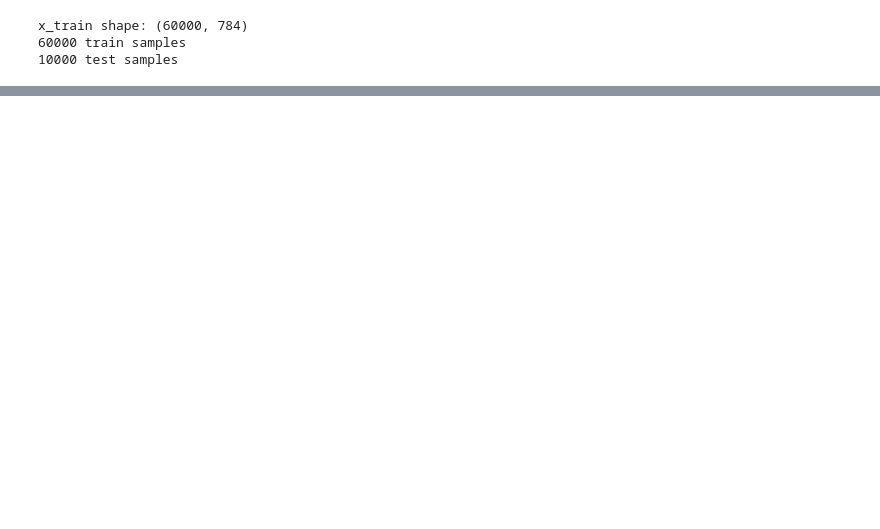
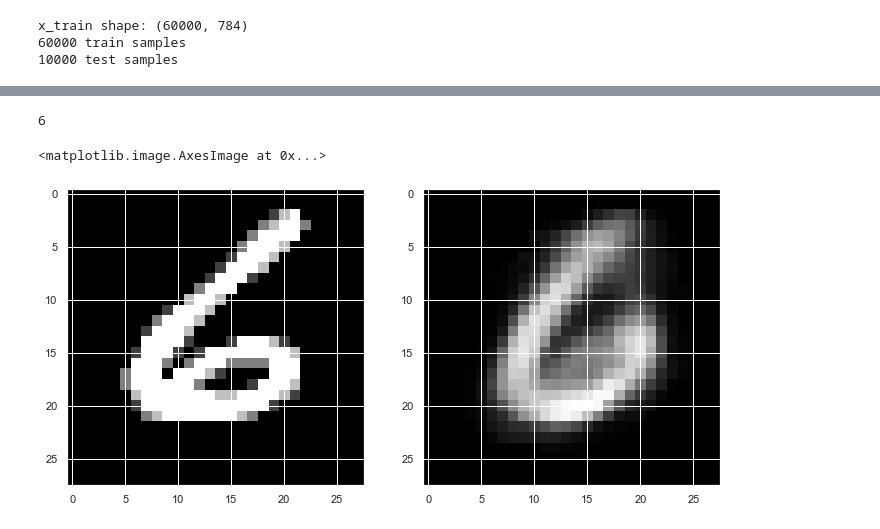
Before and after one commit to AStoeffelbauer/PyTorchTraining, a Jupyter notebook: Autoencoder.ipynb, the cells around one changed output, grey strips where cells are left out. Cells and saved outputs as stored; diff of their text form; code cells hidden in the pictures; blank space fills up the shorter version.

```diff
--- a/Autoencoder.ipynb
+++ b/Autoencoder.ipynb
@@ -179,0 +220,12 @@ sns.scatterplot(x='a', y='b', hue='c', data=df)
+# %%
+batch_size = 64
+
+(x_train, y_train), (x_test, y_test) = keras.datasets.mnist.load_data()
+
+x_train = x_train.astype('float32') / 255.
+x_test = x_test.astype('float32') / 255.
+x_train = x_train.reshape((len(x_train), np.prod(x_train.shape[1:])))
+x_test = x_test.reshape((len(x_test), np.prod(x_test.shape[1:])))
+# %%
+vae.compile(optimizer="adam", loss="mse")
+vae.fit(x_train, x_train, epochs=20, batch_size=batch_size)
@@ -179,0 +251,14 @@ sns.scatterplot(x='a', y='b', hue='c', data=df)
+# %%
+new = vae.predict(x_test)
+n = np.random.randint(0,10000)
+print(y_test[n])
+
+plt.subplot(121)
+plt.imshow(np.reshape(x_test[n], (28,28)), cmap='gray')
+
+plt.subplot(122)
+plt.imshow(np.reshape(new[n], (28,28)), cmap='gray')
+# %% [output]
+6
+<matplotlib.image.AxesImage at 0x...>
+[figure, added]
```
Also changed, not shown: parts of 18 cells of this notebook, 1 other file.
